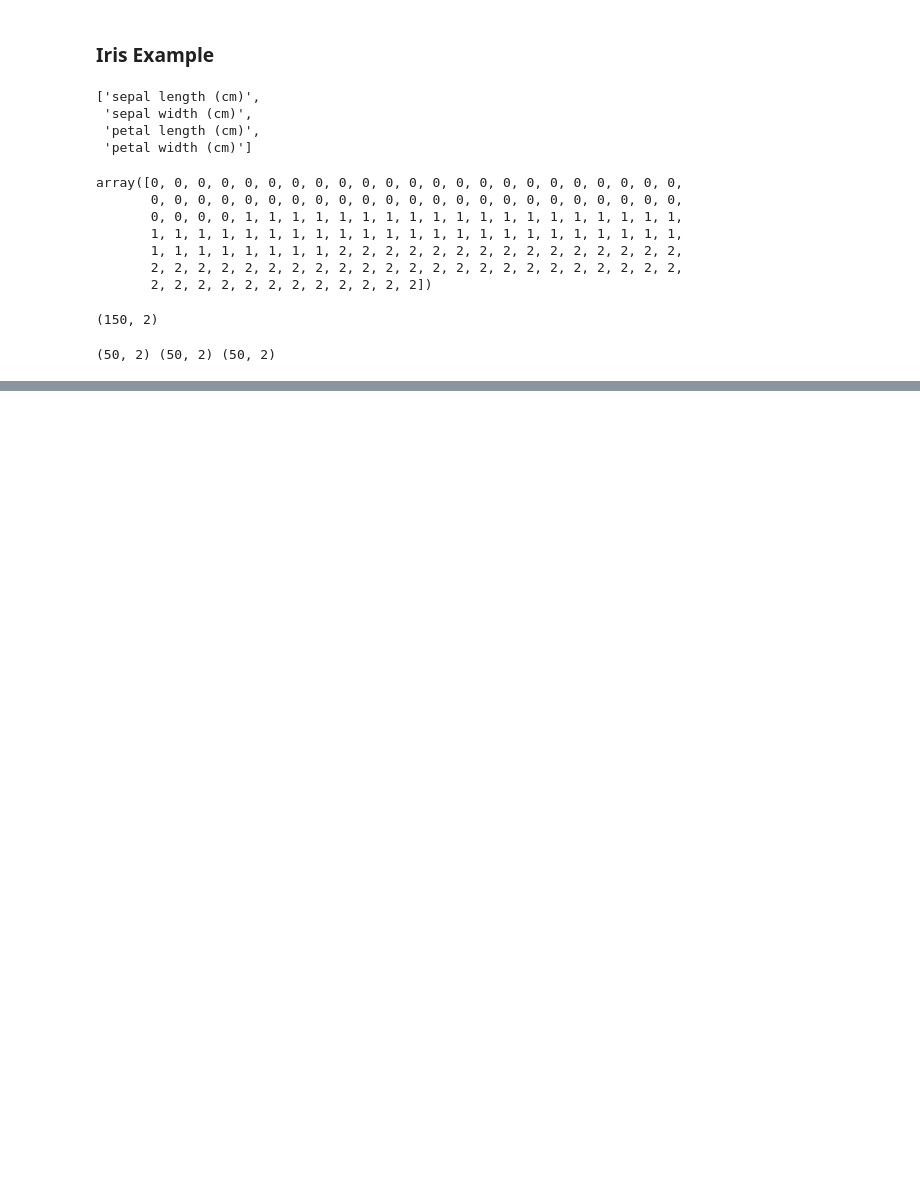
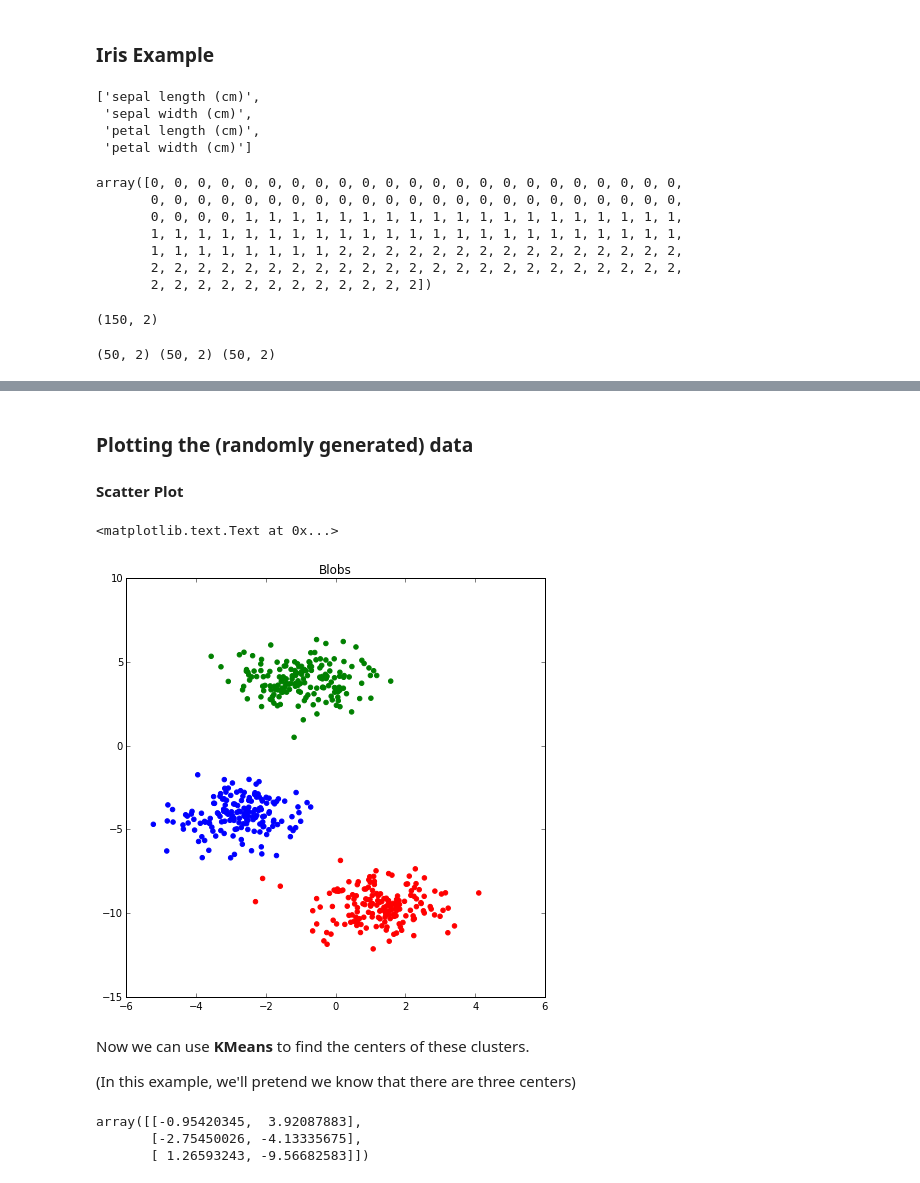
Before and after one commit to leriomaggio/numpy-euroscipy, a Jupyter notebook: 07_0_MachineLearning_Data.ipynb, the cells around one changed output, grey strips where cells are left out. Cells and saved outputs as stored; diff of their text form; code cells hidden in the pictures; blank space fills up the shorter version.

```diff
--- a/07_0_MachineLearning_Data.ipynb
+++ b/07_0_MachineLearning_Data.ipynb
@@ -281,0 +274,32 @@ plt.show()
+# %%
+from sklearn.datasets import make_blobs
+blobs, classes = make_blobs(500, centers=3)
+# %% [markdown]
+### Plotting the (randomly generated) data
+
+#### Scatter Plot
+# %%
+import matplotlib.pyplot as plt
+
+f, ax = plt.subplots(figsize=(7.5, 7.5))
+rgb = np.array(['r', 'g', 'b'])
+
+ax.scatter(blobs[:, 0], blobs[:, 1], color=rgb[classes])
+ax.set_title("Blobs")
+# %% [output]
+<matplotlib.text.Text at 0x...>
+[figure, added]
+# %% [markdown]
+Now we can use **KMeans** to find the centers of these clusters.
+
+(In this example, we'll pretend we know that there are three centers)
+# %%
+from sklearn.cluster import KMeans
+
+kmean = KMeans(n_clusters=3)
+kmean.fit(blobs)
+kmean.cluster_centers_
+# %% [output]
+array([[-0.95420345,  3.92087883],
+       [-2.75450026, -4.13335675],
+       [ 1.26593243, -9.56682583]])
```
Also changed, not shown: parts of 17 cells of this notebook, 6 other files.
